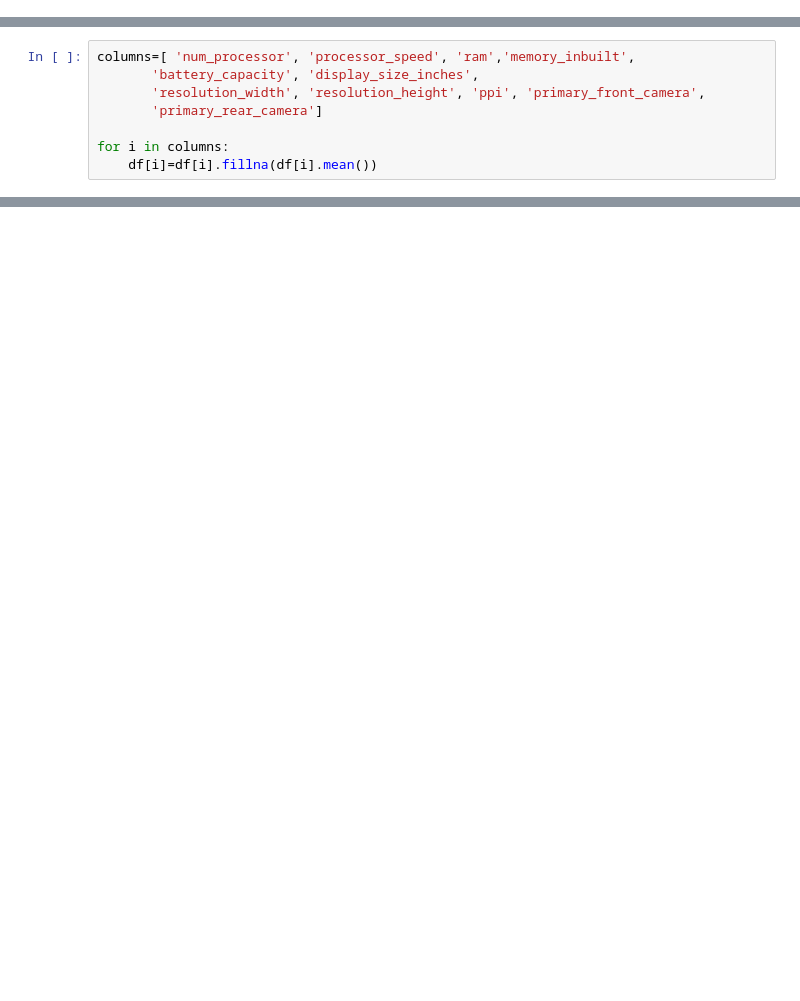
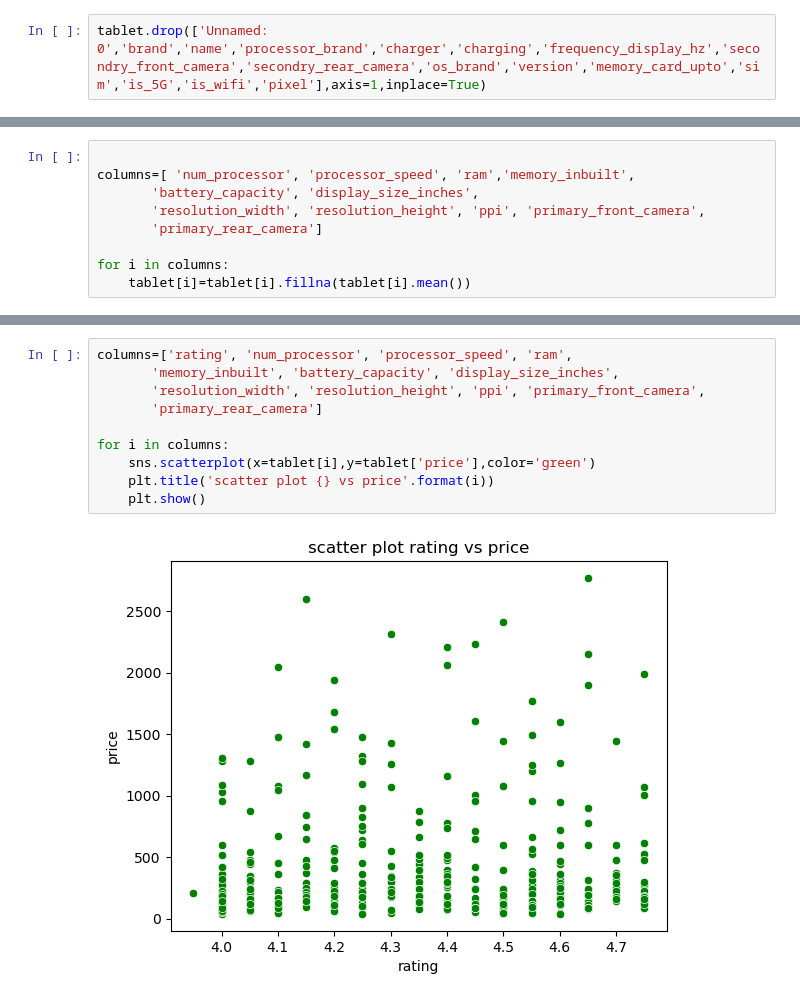
Before and after one commit to BedirhanDurmus/DestekYanimda.AI, a Jupyter notebook: notebook/EDA_TABLET.ipynb, the cells around one changed output, grey strips where cells are left out. Cells and saved outputs as stored; diff of their text form; blank space fills up the shorter version.

```diff
--- a/notebook/EDA_TABLET.ipynb
+++ b/notebook/EDA_TABLET.ipynb
@@ -93,0 +92,2 @@ dtype: int64
+# %%
+tablet.drop(['Unnamed: 0','brand','name','processor_brand','charger','charging','frequency_display_hz','secondry_front_camera','secondry_rear_camera','os_brand','version','memory_card_upto','sim','is_5G','is_wifi','pixel'],axis=1,inplace=True)
@@ -94,9 +117,10 @@ dtype: int64
 # %%
+
 columns=[ 'num_processor', 'processor_speed', 'ram','memory_inbuilt',
        'battery_capacity', 'display_size_inches',
        'resolution_width', 'resolution_height', 'ppi', 'primary_front_camera',
        'primary_rear_camera']
 
 for i in columns:
-    df[i]=df[i].fillna(df[i].mean())
+    tablet[i]=tablet[i].fillna(tablet[i].mean())
 # %%
@@ -121,0 +149,12 @@ memory usage: 88.5+ KB
+# %%
+columns=['rating', 'num_processor', 'processor_speed', 'ram',
+       'memory_inbuilt', 'battery_capacity', 'display_size_inches',
+       'resolution_width', 'resolution_height', 'ppi', 'primary_front_camera',
+       'primary_rear_camera']
+
+for i in columns:
+    sns.scatterplot(x=tablet[i],y=tablet['price'],color='green')
+    plt.title('scatter plot {} vs price'.format(i))
+    plt.show()
+# %% [output]
+[figure, added]
```
Also changed, not shown: parts of 33 cells of this notebook, 15 other files.
